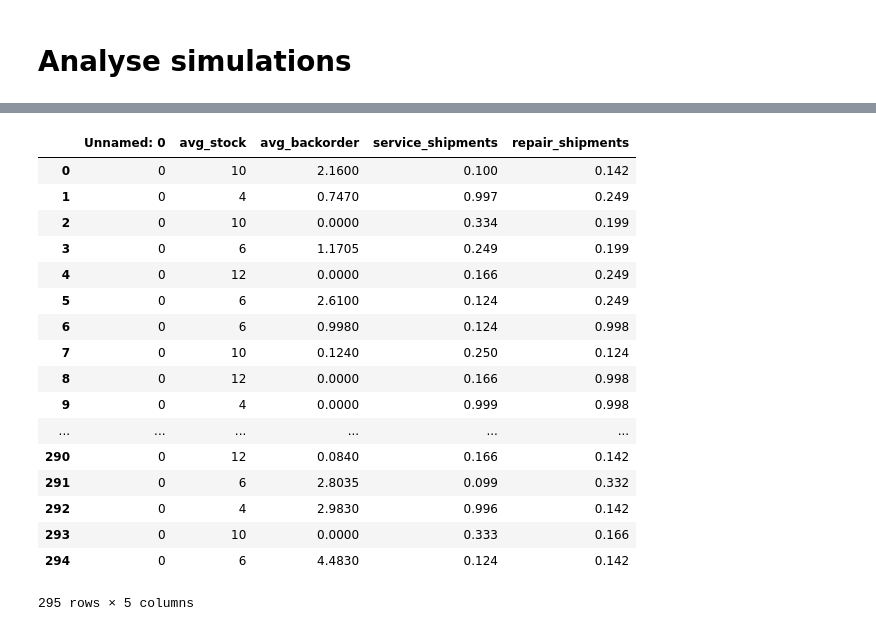
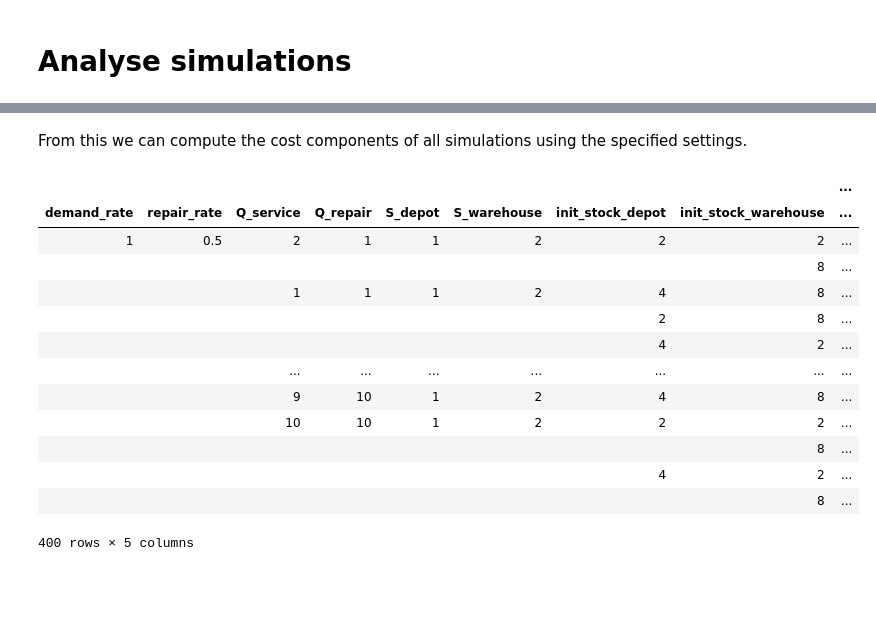
Before and after one commit to markkvdb/Simple-RL-Simulation, a Jupyter notebook: notebooks/Analyse-Simulation-Data.ipynb, the cells around one changed output, grey strips where cells are left out. Saved outputs shown, nothing was run; the diff lists cells and outputs as text; code cells hidden in the pictures; blank space fills up the shorter version.

```diff
--- a/notebooks/Analyse-Simulation-Data.ipynb
+++ b/notebooks/Analyse-Simulation-Data.ipynb
@@ -46,21 +60,20 @@ df_agg = pd.read_csv(f'{path_experiment}sim_data_agg.csv')
-# %%
-df_agg
-# %% [output]
-|  | Unnamed: 0 | avg_stock | avg_backorder | service_shipments | repair_shipments |
-| 0 | 0 | 10 | 2.1600 | 0.100 | 0.142 |
-| 1 | 0 | 4 | 0.7470 | 0.997 | 0.249 |
-| 2 | 0 | 10 | 0.0000 | 0.334 | 0.199 |
-| 3 | 0 | 6 | 1.1705 | 0.249 | 0.199 |
-| 4 | 0 | 12 | 0.0000 | 0.166 | 0.249 |
-| 5 | 0 | 6 | 2.6100 | 0.124 | 0.249 |
-| 6 | 0 | 6 | 0.9980 | 0.124 | 0.998 |
-| 7 | 0 | 10 | 0.1240 | 0.250 | 0.124 |
-| 8 | 0 | 12 | 0.0000 | 0.166 | 0.998 |
-| 9 | 0 | 4 | 0.0000 | 0.999 | 0.998 |
-| ... | ... | ... | ... | ... | ... |
-| 290 | 0 | 12 | 0.0840 | 0.166 | 0.142 |
-| 291 | 0 | 6 | 2.8035 | 0.099 | 0.332 |
-| 292 | 0 | 4 | 2.9830 | 0.996 | 0.142 |
-| 293 | 0 | 10 | 0.0000 | 0.333 | 0.166 |
-| 294 | 0 | 6 | 4.4830 | 0.124 | 0.142 |
-295 rows × 5 columns
+# %% [markdown]
+From this we can compute the cost components of all simulations using the specified settings.
+# %%
+df_avg_cost = df_agg.groupby(list(settings.keys())).apply(compute_avg_cost, costs)
+df_avg_cost
+# %% [output]
+|  |  |  |  |  |  |  |  | ... |
+| demand_rate | repair_rate | Q_service | Q_repair | S_depot | S_warehouse | init_stock_depot | init_stock_warehouse | ... |
+| 1 | 0.5 | 2 | 1 | 1 | 2 | 2 | 2 | ... |
+|  |  |  |  |  |  |  | 8 | ... |
+|  |  | 1 | 1 | 1 | 2 | 4 | 8 | ... |
+|  |  |  |  |  |  | 2 | 8 | ... |
+|  |  |  |  |  |  | 4 | 2 | ... |
+|  |  | ... | ... | ... | ... | ... | ... | ... |
+|  |  | 9 | 10 | 1 | 2 | 4 | 8 | ... |
+|  |  | 10 | 10 | 1 | 2 | 2 | 2 | ... |
+|  |  |  |  |  |  |  | 8 | ... |
+|  |  |  |  |  |  | 4 | 2 | ... |
+|  |  |  |  |  |  |  | 8 | ... |
+400 rows × 5 columns
```
Also changed, not shown: parts of 14 cells of this notebook, 3 other files.
